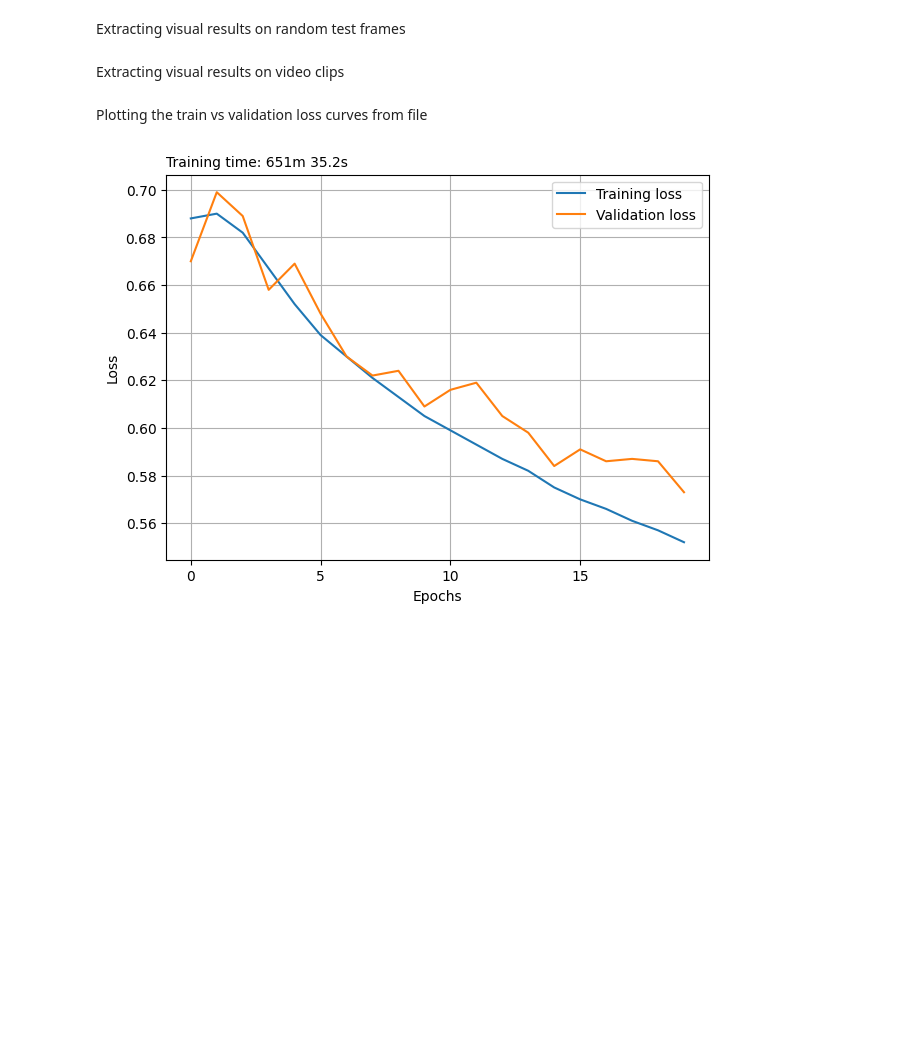
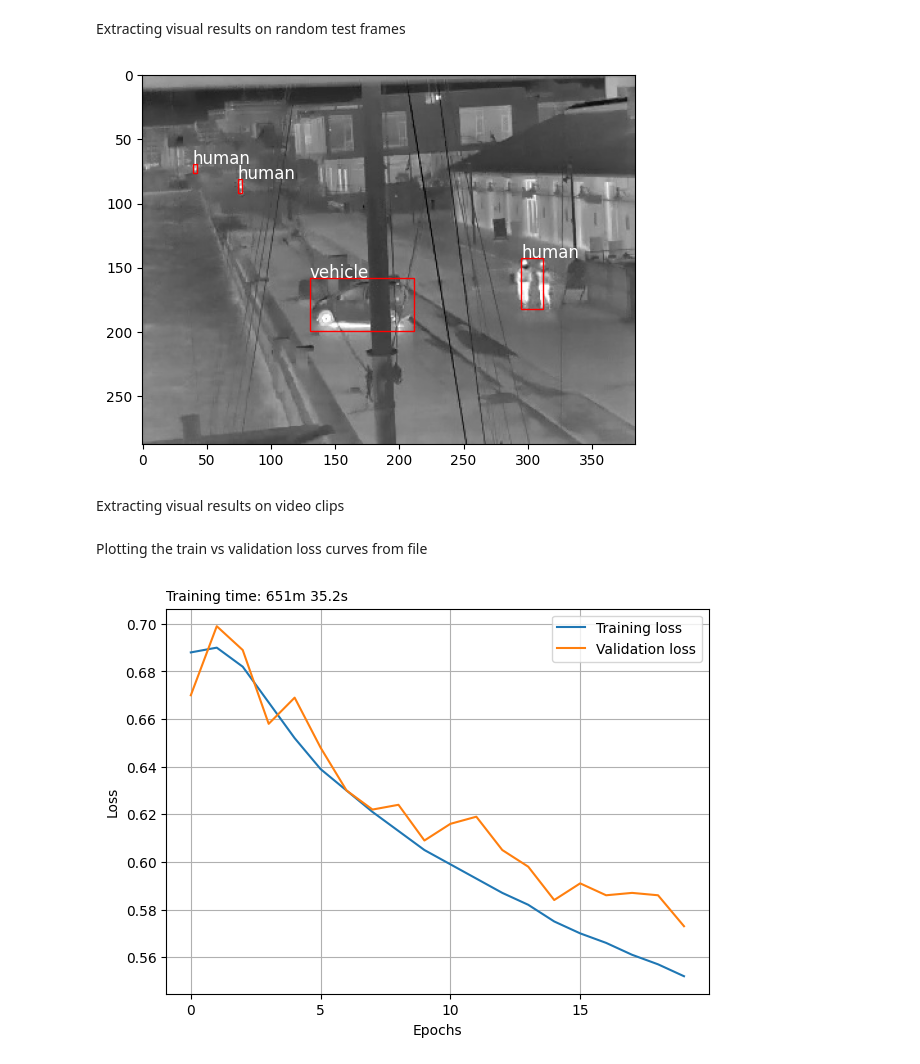
Before and after one commit to ChineseWarlord/ComTek-7-AVS, a Jupyter notebook: Miniproject/testing.ipynb, the cells around one changed output. Drawn from its saved outputs; the diff is of its cells as text; code cells hidden in the pictures; blank space fills up the shorter version.

```diff
--- a/Miniproject/testing.ipynb
+++ b/Miniproject/testing.ipynb
@@ -53,30 +69,34 @@ pprint(mAP.compute())
 # %% [markdown]
 Extracting visual results on random test frames
 # %%
+model.to(torch.device('cpu'))
 test_dataloader = DataLoader(test_dataset, batch_size=1, shuffle=True, collate_fn=collate_fn)#Batch size = 1
 frame, _ = next(iter(test_dataloader))#We don't need the true targets
 img = frame[0].numpy().transpose(1, 2 , 0)
 
 with torch.no_grad():
     prediction = model(frame)
 
 boxes = prediction[0]['boxes'].numpy()
 labels = prediction[0]['labels'].numpy()
 scores = prediction[0]['scores'].numpy()
 labels = le.inverse_transform(labels)
 
 
 for box, label, score in zip(boxes, labels, scores):
-    if score > 0.5:
+    if score > 0.7:
         x1,y1,x2,y2 = int(box[0]), int(box[1]), int(box[2]), int(box[3])
         label = label
+        plt.imshow(img)
         plt.text(x1, y1, label, fontsize = 12, c='white')
         plt.gca().add_patch(Rectangle((x1,y1),(x2-x1),(y2-y1),
                         edgecolor='red',
                         facecolor='none',
                         lw=1))
 
 plt.show()
+# %% [output]
+[figure, added]
 # %% [markdown]
 Extracting visual results on video clips
 # %%
```
Also changed, not shown: parts of 3 cells of this notebook.
